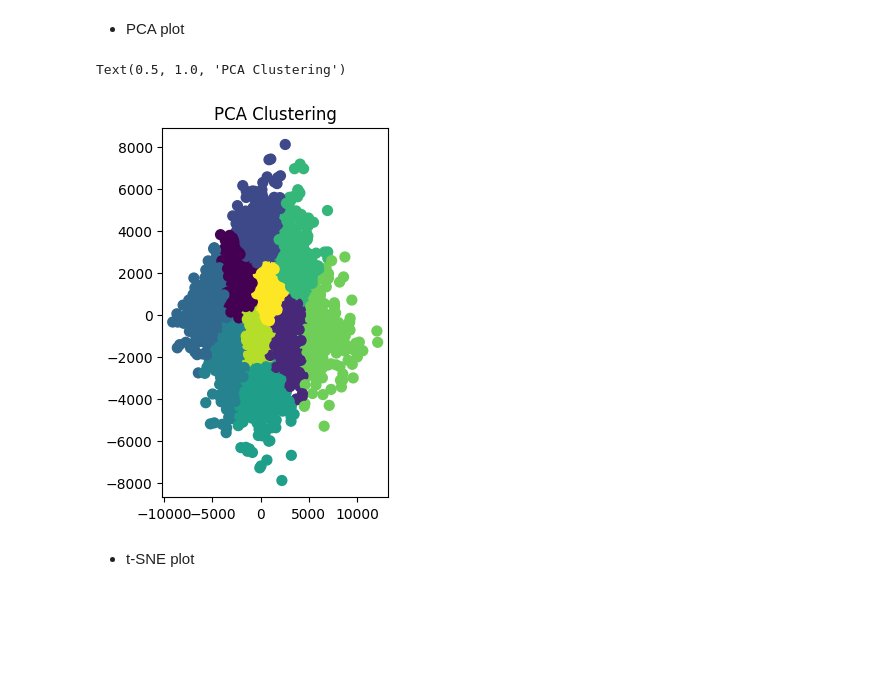
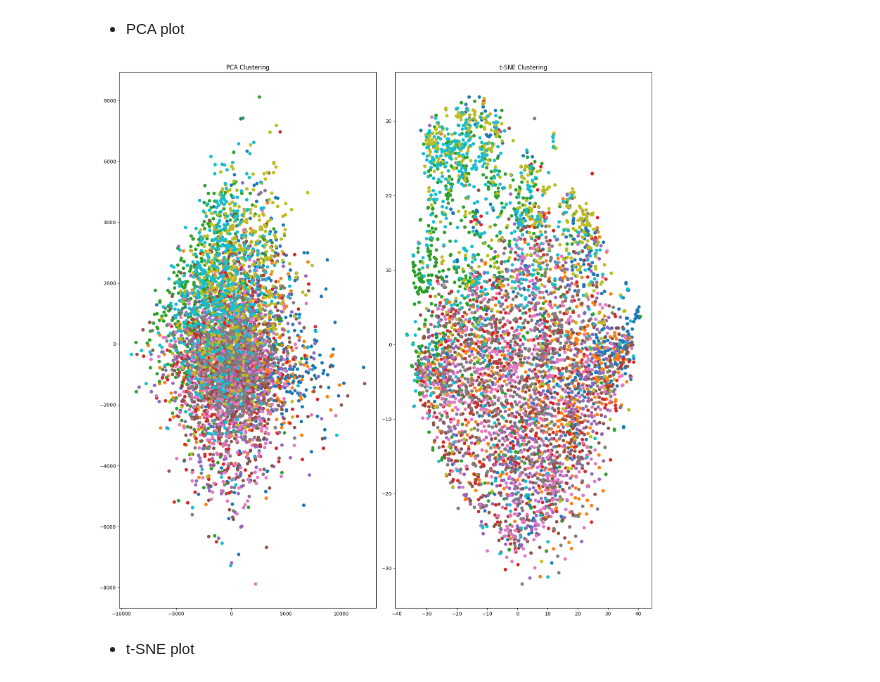
Before and after one commit to Enzoc30/Labo3ML, a Jupyter notebook: lab3_6.ipynb, the cells around one changed output. Saved outputs shown, nothing was run; the diff lists cells and outputs as text; code cells hidden in the pictures; blank space fills up the shorter version.

```diff
--- a/lab3_6.ipynb
+++ b/lab3_6.ipynb
@@ -49,12 +49,25 @@ y_kmeans_pca = kmeans.fit_predict(X_pca)
 y_kmeans_tsne = kmeans.fit_predict(X_tsne)
 # %% [markdown]
 - PCA plot
-# %%
-plt.subplot(1, 2, 1)
-plt.scatter(X_pca[:, 0], X_pca[:, 1], c=y_kmeans_pca, cmap='viridis', s=50)
-plt.title('PCA Clustering')
-# %% [output]
-Text(0.5, 1.0, 'PCA Clustering')
-[figure, removed]
+# %%
+categories = ["","airplane", "bird", "car", "cat", "deer", "dog", "horse", "monkey", "ship", "truck"]
+
+plt.figure(figsize=(16, 16))
+
+
+plt.subplot(1, 2, 1)
+for i in np.unique(Y):
+    plt.scatter(X_pca[Y == i, 0], X_pca[Y == i, 1], label=f'{categories[i]}')
+plt.title('PCA Clustering')
+
+plt.subplot(1, 2, 2)
+for i in np.unique(Y):
+    plt.scatter(X_tsne[Y == i, 0], X_tsne[Y == i, 1], label=f'{categories[i]}')
+plt.title('t-SNE Clustering')
+
+plt.tight_layout()
+plt.show()
+# %% [output]
+[figure, added]
 # %% [markdown]
 - t-SNE plot
```
Also changed, not shown: parts of 1 cell of this notebook, 1 other file.
